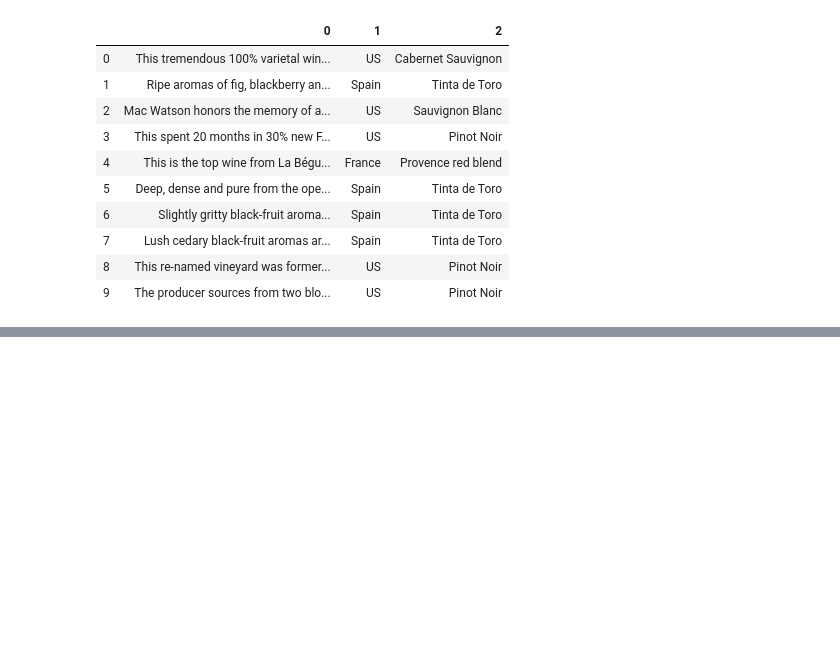
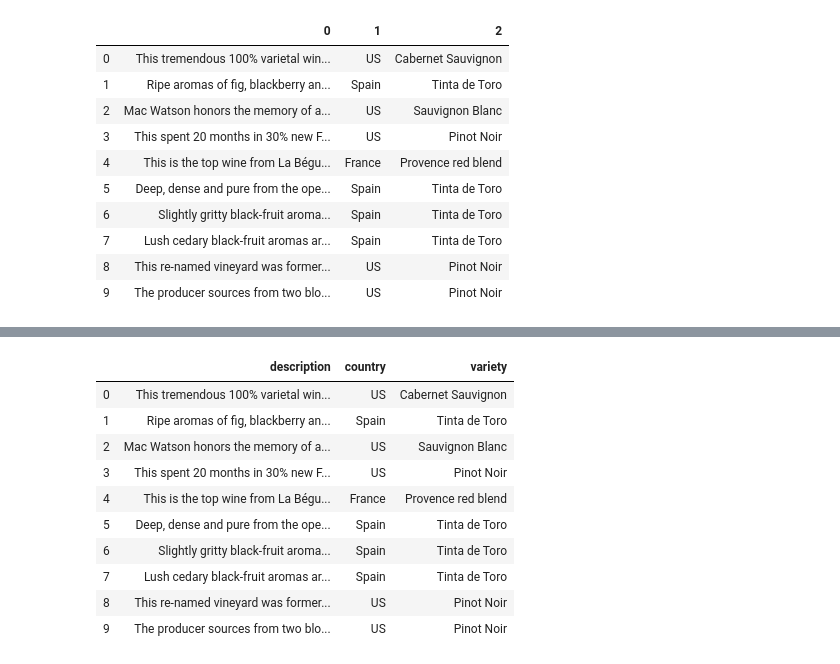
Before and after one commit to david7davila/Pronostico-Ventas-industria-de-VideoJuegos, a Jupyter notebook: Practicas/Practica 3.ipynb, the cells around one changed output, grey strips where cells are left out. Saved outputs shown, nothing was run; the diff lists cells and outputs as text; code cells hidden in the pictures; blank space fills up the shorter version.

```diff
--- a/Practicas/Practica 3.ipynb
+++ b/Practicas/Practica 3.ipynb
@@ -133 +117,16 @@ SyntaxError: Missing parentheses in call to 'print'. Did you mean print("device
+# %%
+Data3.columns = ['description', 'country', 'variety']
+Data3.head(10)
+# %% [output]
+|  | description | country | variety |
+| 0 | This tremendous 100% varietal win... | US | Cabernet Sauvignon |
+| 1 | Ripe aromas of fig, blackberry an... | Spain | Tinta de Toro |
+| 2 | Mac Watson honors the memory of a... | US | Sauvignon Blanc |
+| 3 | This spent 20 months in 30% new F... | US | Pinot Noir |
+| 4 | This is the top wine from La Bégu... | France | Provence red blend |
+| 5 | Deep, dense and pure from the ope... | Spain | Tinta de Toro |
+| 6 | Slightly gritty black-fruit aroma... | Spain | Tinta de Toro |
+| 7 | Lush cedary black-fruit aromas ar... | Spain | Tinta de Toro |
+| 8 | This re-named vineyard was former... | US | Pinot Noir |
+| 9 | The producer sources from two blo... | US | Pinot Noir |
 # %%
```
Also changed, not shown: parts of 9 cells of this notebook, 3 other files.
